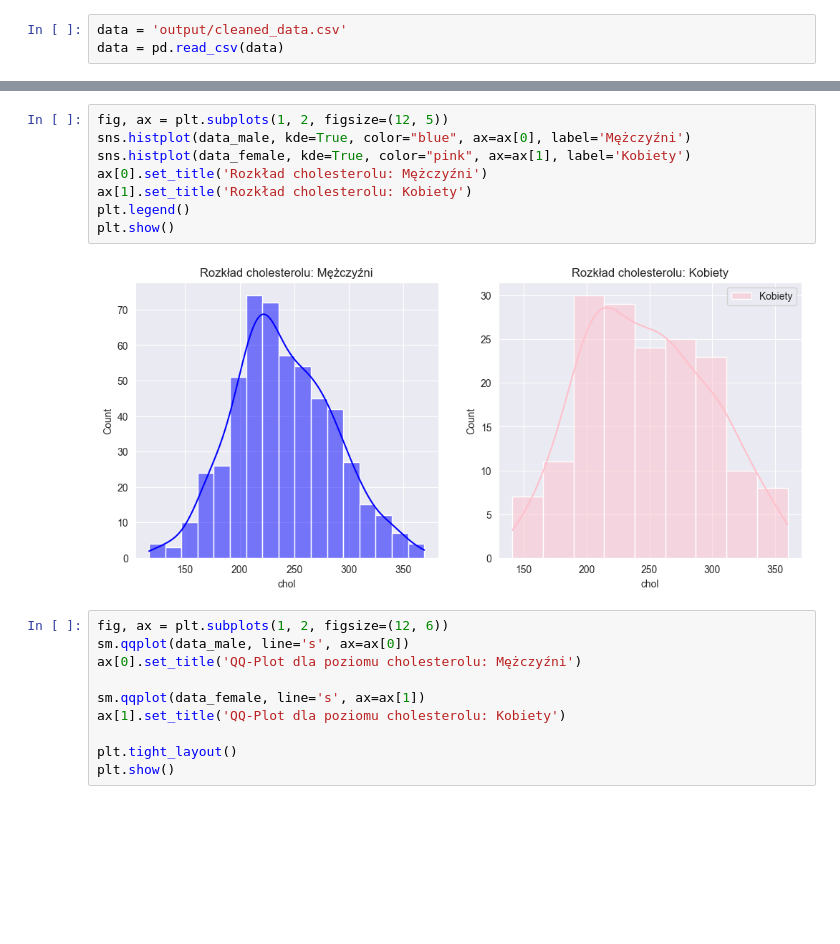
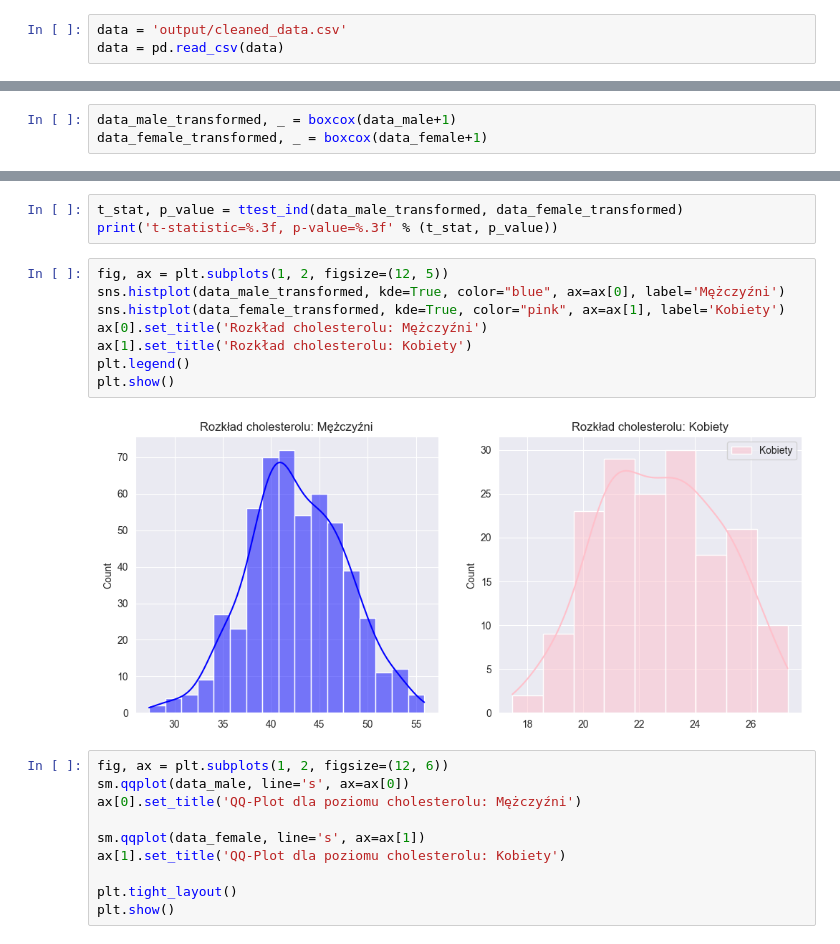
Before and after one commit to mpszkudlarek/Heart-disease-analysis, a Jupyter notebook: hypothesis.ipynb, the cells around one changed output, grey strips where cells are left out. Drawn from its saved outputs; the diff is of its cells as text; blank space fills up the shorter version.

```diff
--- a/hypothesis.ipynb
+++ b/hypothesis.ipynb
@@ -22,3 +21,6 @@ normality_male, normality_female
 # %% [output]
 (ShapiroResult(statistic=0.9943470043175925, pvalue=0.048170943224919716),
  ShapiroResult(statistic=0.982318430862002, pvalue=0.031794606729393216))
+# %%
+data_male_transformed, _ = boxcox(data_male+1)
+data_female_transformed, _ = boxcox(data_female+1)
@@ -25,13 +37,16 @@ normality_male, normality_female
+# %%
+t_stat, p_value = ttest_ind(data_male_transformed, data_female_transformed)
+print('t-statistic=%.3f, p-value=%.3f' % (t_stat, p_value))
 # %%
 fig, ax = plt.subplots(1, 2, figsize=(12, 5))
-sns.histplot(data_male, kde=True, color="blue", ax=ax[0], label='Mężczyźni')
-sns.histplot(data_female, kde=True, color="pink", ax=ax[1], label='Kobiety')
+sns.histplot(data_male_transformed, kde=True, color="blue", ax=ax[0], label='Mężczyźni')
+sns.histplot(data_female_transformed, kde=True, color="pink", ax=ax[1], label='Kobiety')
 ax[0].set_title('Rozkład cholesterolu: Mężczyźni')
 ax[1].set_title('Rozkład cholesterolu: Kobiety')
 plt.legend()
 plt.show()
 # %% [output]
-[figure, old version]
+[figure, new version]
 # %%
 fig, ax = plt.subplots(1, 2, figsize=(12, 6))
 sm.qqplot(data_male, line='s', ax=ax[0])
```
Also changed, not shown: parts of 5 cells of this notebook, 4 other files.
